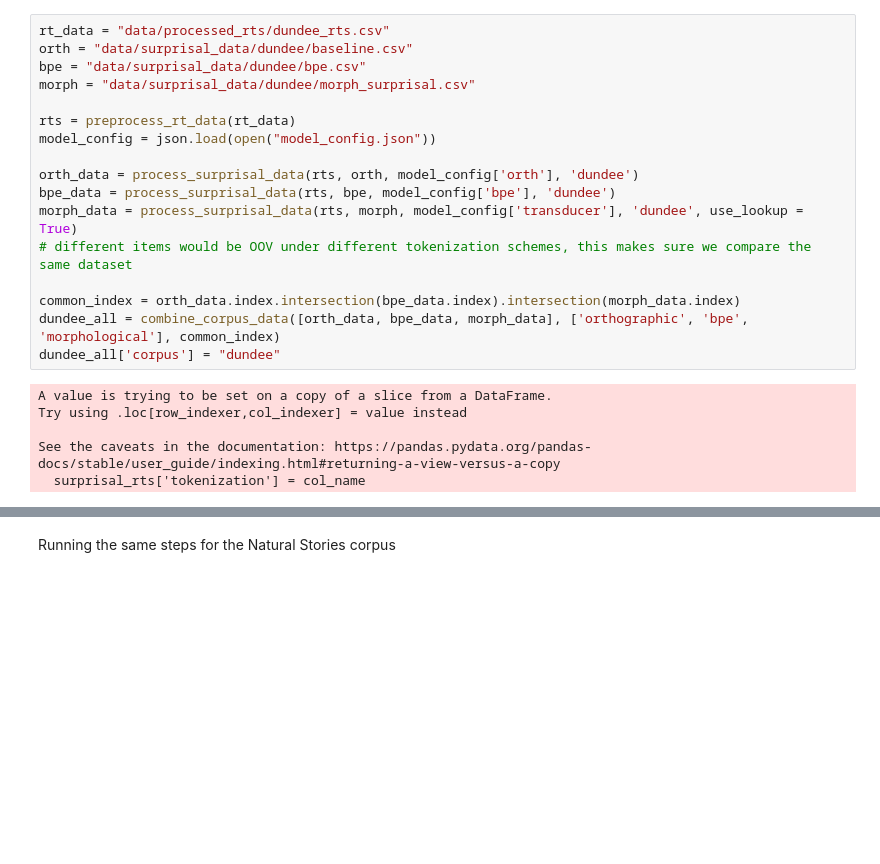
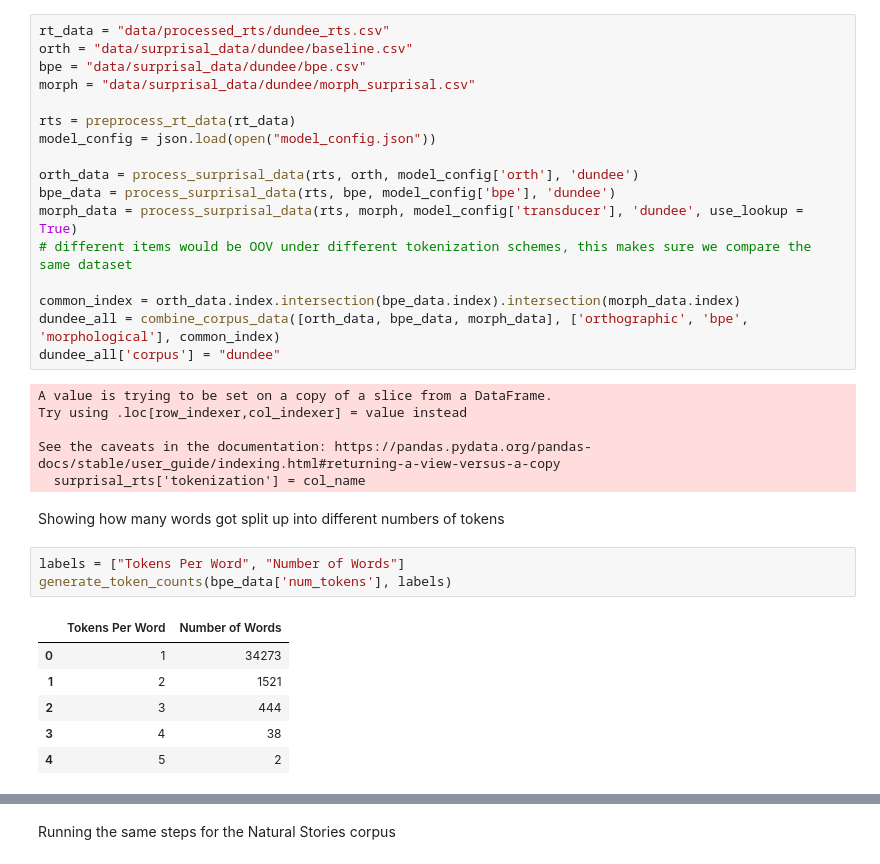
Before and after one commit to sathvikn/dl-psych-tokenization, a Jupyter notebook: cleaning_exploration.ipynb, the cells around one changed output, grey strips where cells are left out. Drawn from its saved outputs; the diff is of its cells as text; blank space fills up the shorter version.

Commit message:
Add tables of how many times the tokenizer split different words, commands to query for unigram frequency

```diff
--- a/cleaning_exploration.ipynb
+++ b/cleaning_exploration.ipynb
@@ -32,3 +32,15 @@ Try using .loc[row_indexer,col_indexer] = value instead
 
 See the caveats in the documentation: https://pandas.pydata.org/pandas-docs/stable/user_guide/indexing.html#returning-a-view-versus-a-copy
   surprisal_rts['tokenization'] = col_name
+# %% [markdown]
+Showing how many words got split up into different numbers of tokens
+# %%
+labels = ["Tokens Per Word", "Number of Words"]
+generate_token_counts(bpe_data['num_tokens'], labels)
+# %% [output]
+|  | Tokens Per Word | Number of Words |
+| 0 | 1 | 34273 |
+| 1 | 2 | 1521 |
+| 2 | 3 | 444 |
+| 3 | 4 | 38 |
+| 4 | 5 | 2 |
```
Also changed, not shown: parts of 5 cells of this notebook, 2 other files.
